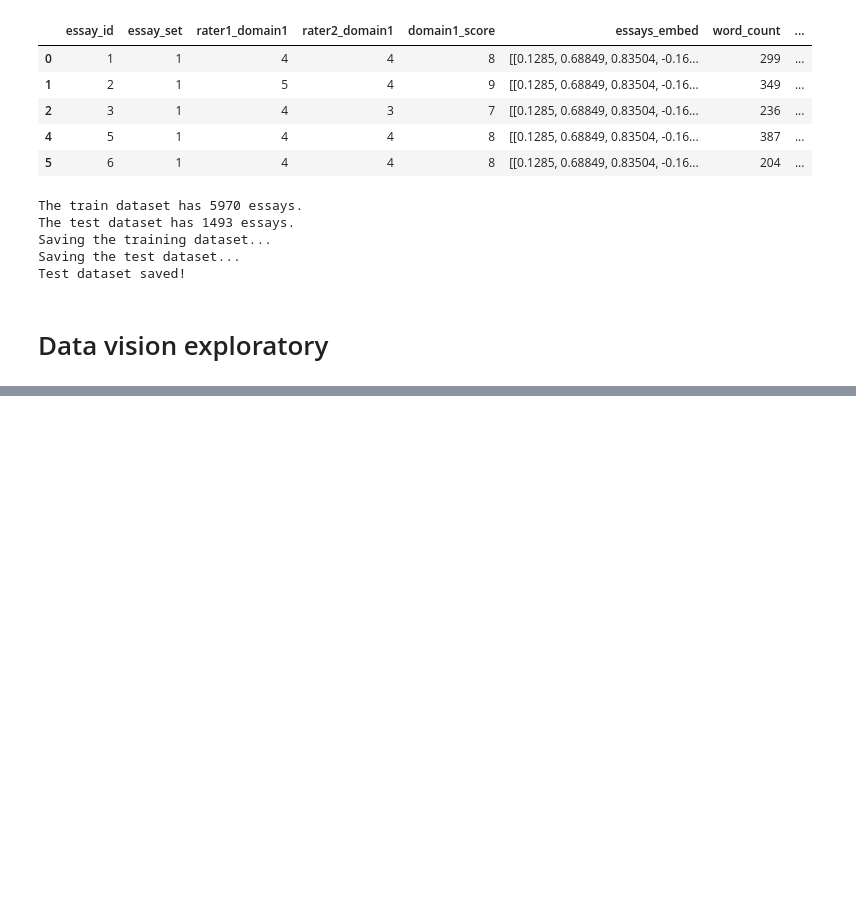
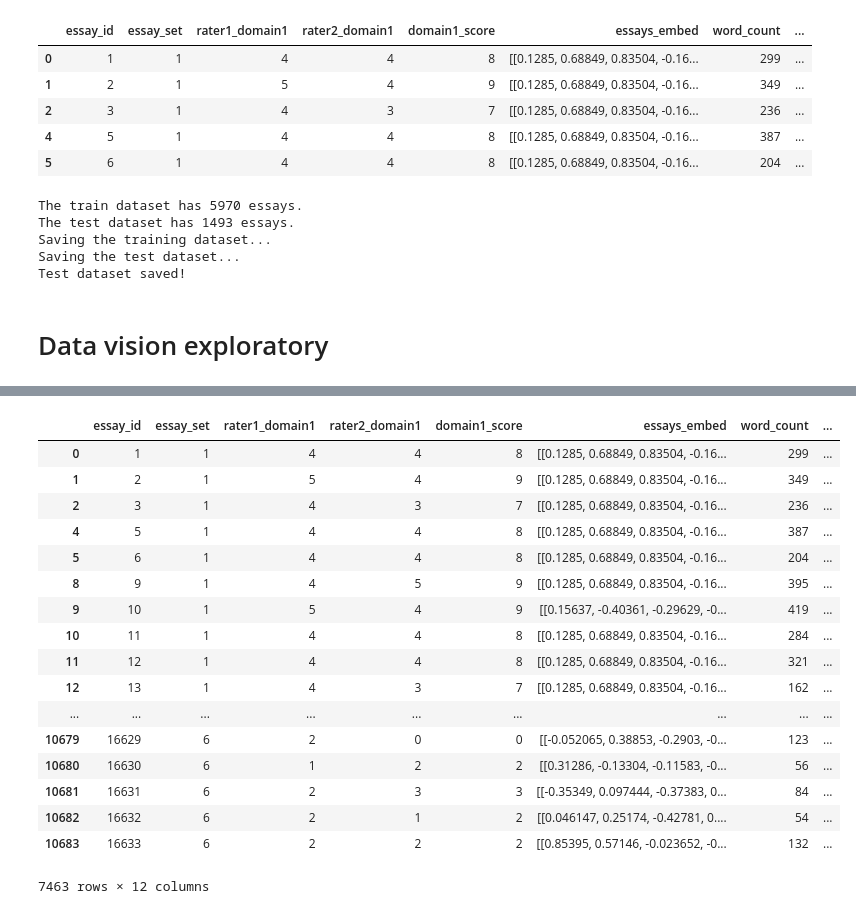
Before and after one commit to ac4391/EssayGrader, a Jupyter notebook: preprocess.ipynb, the cells around one changed output, grey strips where cells are left out. Saved outputs shown, nothing was run; the diff lists cells and outputs as text; code cells hidden in the pictures; blank space fills up the shorter version.

```diff
--- a/preprocess.ipynb
+++ b/preprocess.ipynb
@@ -193 +190,22 @@ fig.set(xlabel='Essay Set', ylabel='Word Count')
 [figure]
+# %%
+essay_df
+# %% [output]
+|  | essay_id | essay_set | rater1_domain1 | rater2_domain1 | domain1_score | essays_embed | word_count | ... |
+| 0 | 1 | 1 | 4 | 4 | 8 | [[0.1285, 0.68849, 0.83504, -0.16... | 299 | ... |
+| 1 | 2 | 1 | 5 | 4 | 9 | [[0.1285, 0.68849, 0.83504, -0.16... | 349 | ... |
+| 2 | 3 | 1 | 4 | 3 | 7 | [[0.1285, 0.68849, 0.83504, -0.16... | 236 | ... |
+| 4 | 5 | 1 | 4 | 4 | 8 | [[0.1285, 0.68849, 0.83504, -0.16... | 387 | ... |
+| 5 | 6 | 1 | 4 | 4 | 8 | [[0.1285, 0.68849, 0.83504, -0.16... | 204 | ... |
+| 8 | 9 | 1 | 4 | 5 | 9 | [[0.1285, 0.68849, 0.83504, -0.16... | 395 | ... |
+| 9 | 10 | 1 | 5 | 4 | 9 | [[0.15637, -0.40361, -0.29629, -0... | 419 | ... |
+| 10 | 11 | 1 | 4 | 4 | 8 | [[0.1285, 0.68849, 0.83504, -0.16... | 284 | ... |
+| 11 | 12 | 1 | 4 | 4 | 8 | [[0.1285, 0.68849, 0.83504, -0.16... | 321 | ... |
+| 12 | 13 | 1 | 4 | 3 | 7 | [[0.1285, 0.68849, 0.83504, -0.16... | 162 | ... |
+| ... | ... | ... | ... | ... | ... | ... | ... | ... |
+| 10679 | 16629 | 6 | 2 | 0 | 0 | [[-0.052065, 0.38853, -0.2903, -0... | 123 | ... |
+| 10680 | 16630 | 6 | 1 | 2 | 2 | [[0.31286, -0.13304, -0.11583, -0... | 56 | ... |
+| 10681 | 16631 | 6 | 2 | 3 | 3 | [[-0.35349, 0.097444, -0.37383, 0... | 84 | ... |
+| 10682 | 16632 | 6 | 2 | 1 | 2 | [[0.046147, 0.25174, -0.42781, 0.... | 54 | ... |
+| 10683 | 16633 | 6 | 2 | 2 | 2 | [[0.85395, 0.57146, -0.023652, -0... | 132 | ... |
+7463 rows × 12 columns
```
Also changed, not shown: parts of 9 cells of this notebook.
